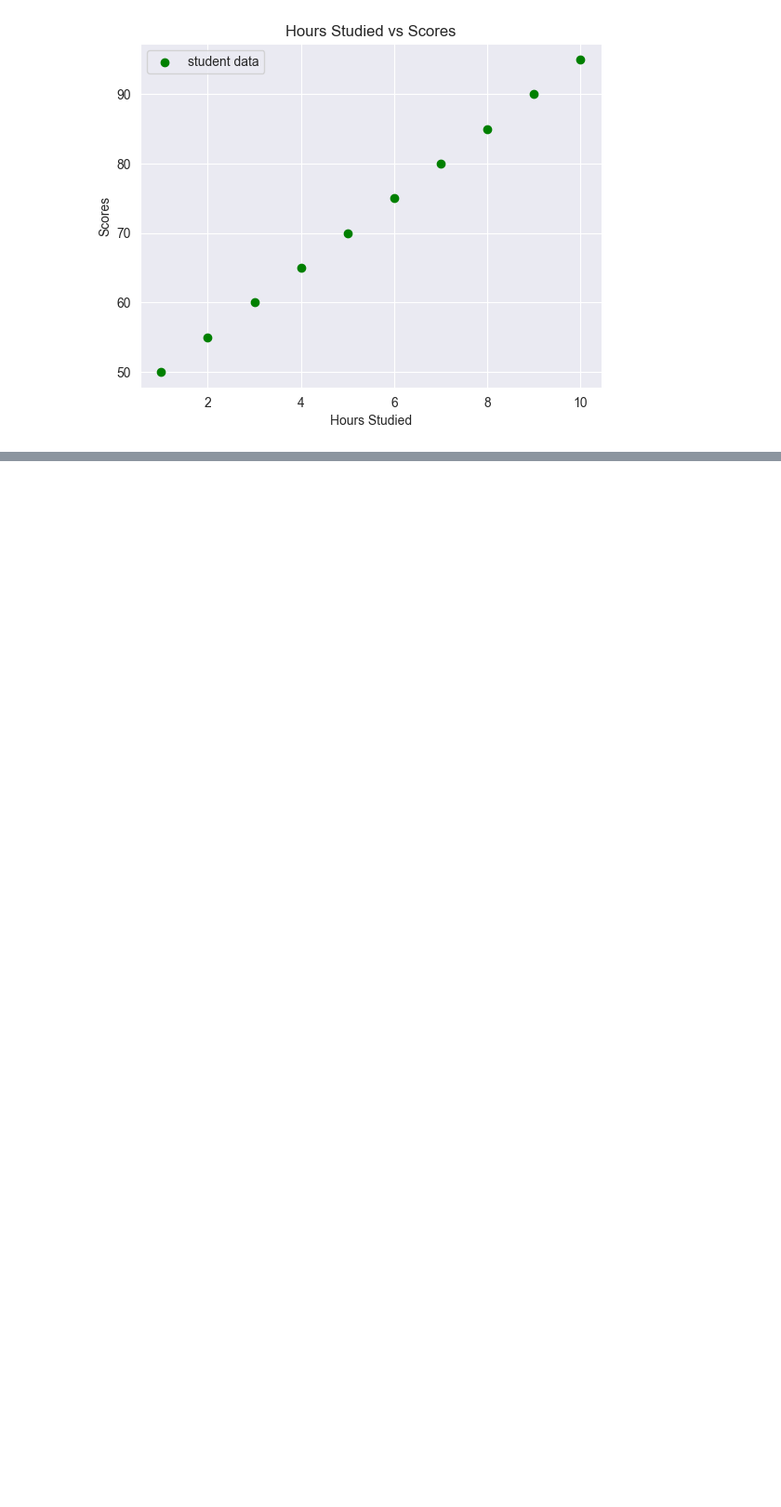
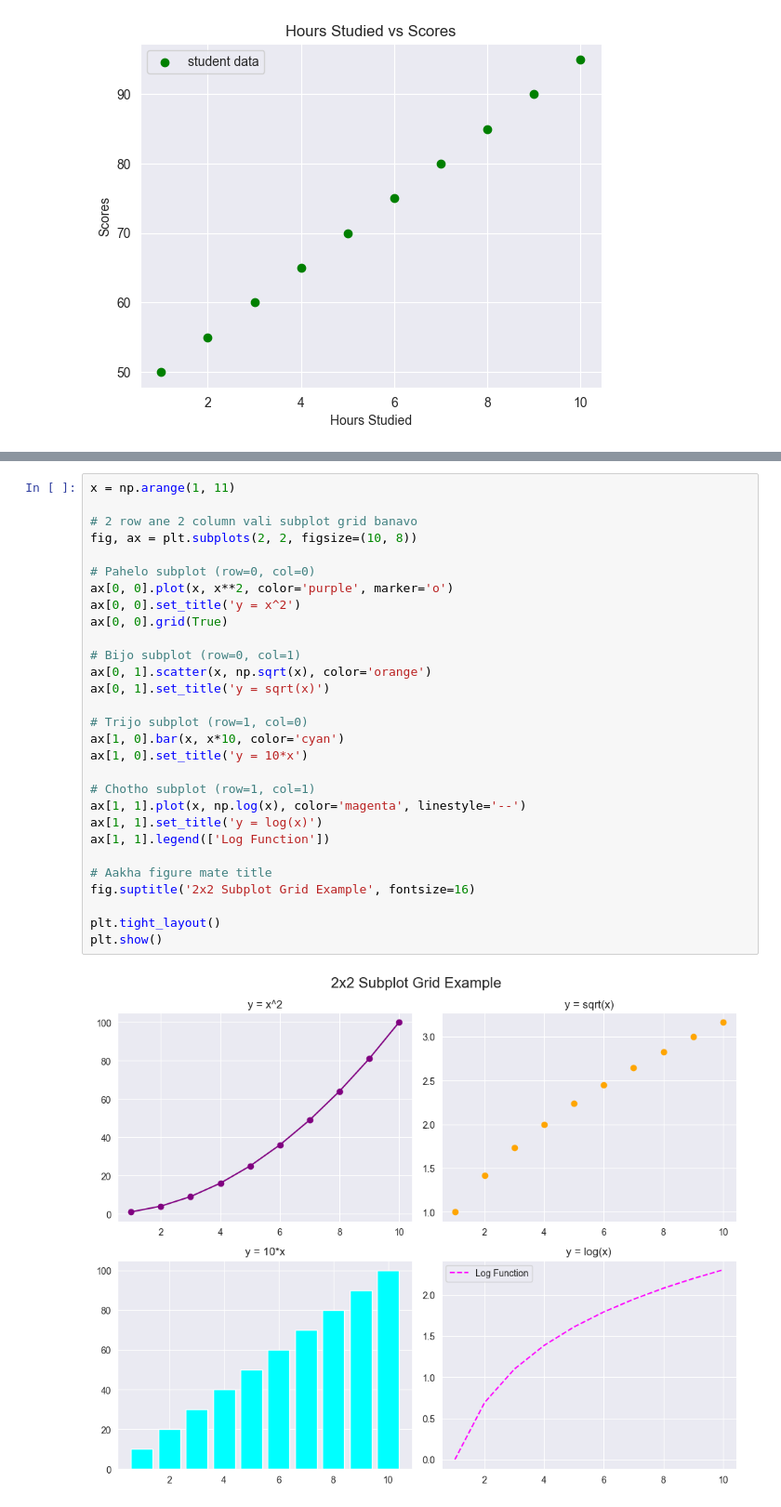
Before and after one commit to Ansh-Patoliya/python_learning, a Jupyter notebook: day_29/matplotlib_part3.ipynb, the cells around one changed output, grey strips where cells are left out. Shown at 93% size. Cells and saved outputs as stored; diff of their text form; blank space fills up the shorter version.

```diff
--- a/day_29/matplotlib_part3.ipynb
+++ b/day_29/matplotlib_part3.ipynb
@@ -115,0 +146,31 @@ plt.show()
+# %%
+x = np.arange(1, 11)
+
+# 2 row ane 2 column vali subplot grid banavo
+fig, ax = plt.subplots(2, 2, figsize=(10, 8))
+
+# Pahelo subplot (row=0, col=0)
+ax[0, 0].plot(x, x**2, color='purple', marker='o')
+ax[0, 0].set_title('y = x^2')
+ax[0, 0].grid(True)
+
+# Bijo subplot (row=0, col=1)
+ax[0, 1].scatter(x, np.sqrt(x), color='orange')
+ax[0, 1].set_title('y = sqrt(x)')
+
+# Trijo subplot (row=1, col=0)
+ax[1, 0].bar(x, x*10, color='cyan')
+ax[1, 0].set_title('y = 10*x')
+
+# Chotho subplot (row=1, col=1)
+ax[1, 1].plot(x, np.log(x), color='magenta', linestyle='--')
+ax[1, 1].set_title('y = log(x)')
+ax[1, 1].legend(['Log Function'])
+
+# Aakha figure mate title
+fig.suptitle('2x2 Subplot Grid Example', fontsize=16)
+
+plt.tight_layout()
+plt.show()
+# %% [output]
+[figure, added]
```
Also changed, not shown: parts of 2 cells of this notebook, 1 other file.
